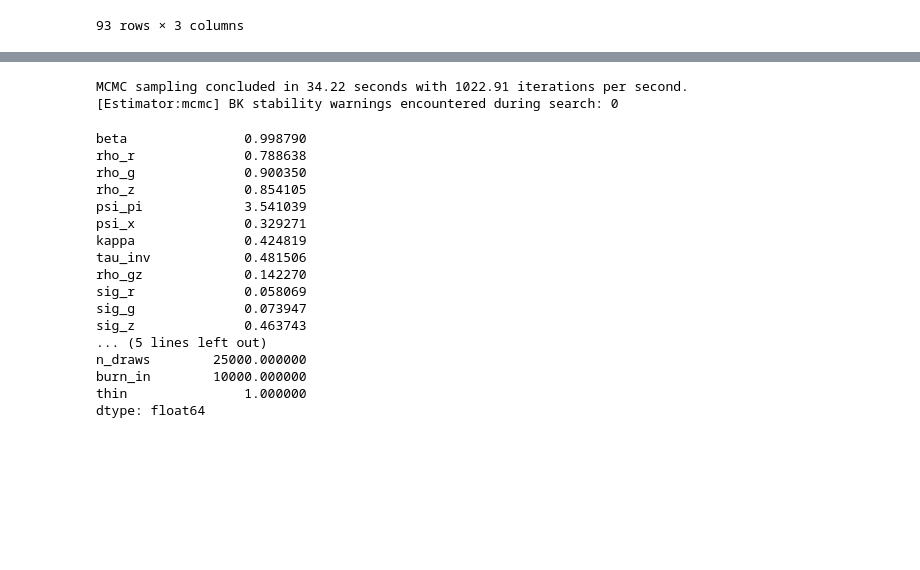
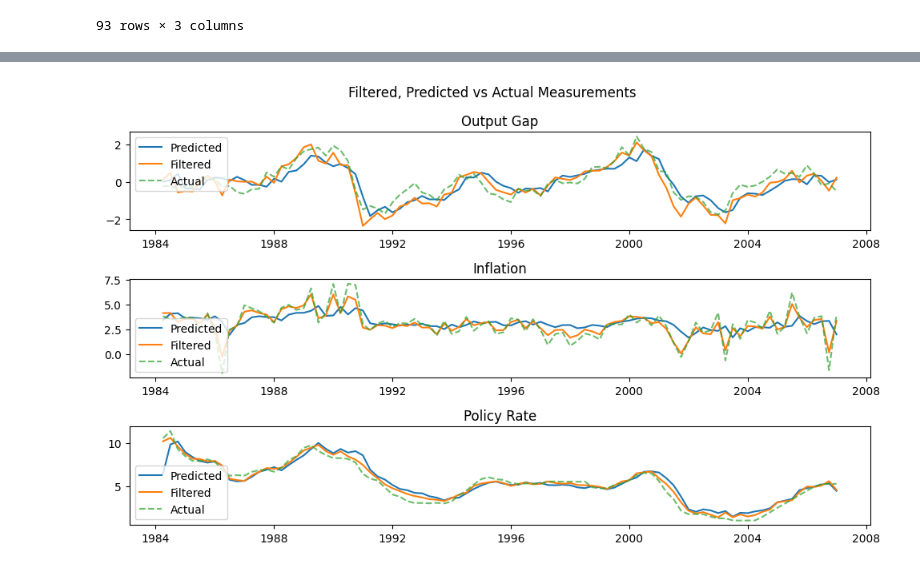
Before and after one commit to GongJr0/SymbolicDSGE, a Jupyter notebook: scripts/param_estimation.ipynb, the cells around one changed output, grey strips where cells are left out. Saved outputs shown, nothing was run; the diff lists cells and outputs as text; code cells hidden in the pictures; blank space fills up the shorter version.

```diff
--- a/scripts/param_estimation.ipynb
+++ b/scripts/param_estimation.ipynb
@@ -264,41 +307,36 @@ sol.transition_plot(shocks=["g"], T=25, scale=1, observables=True)
 # %%
-res1, sol1 = estim(True)
+kf = sol.kalman(
+    observed.loc[observed.index >= "1984-01-01", :],
+    "linear",
+    return_shocks=True,
+)
-# %% [output]
-MCMC sampling concluded in 34.22 seconds with 1022.91 iterations per second.
-[Estimator:mcmc] BK stability warnings encountered during search: 0
 # %%
-param_names1 = res1.param_names
+obs = observed.loc[observed.index >= "1984-01-01", :]
+idx = obs.index
 
-post_mean1 = np.mean(res1.samples, axis=0)
+fig, ax = plt.subplots(3, 1, figsize=_FIGSIZE_1D)
 
-loglik1 = np.mean(res1.logpost_trace)
-accept_rate1 = res1.accept_rate
-pd.Series(
-    {
-        **dict(zip(param_names1, post_mean1)),
-        "loglik": loglik1,
-        "accept_rate": accept_rate1,
-        "n_draws": res1.n_draws,
-        "burn_in": res1.burn_in,
-        "thin": res1.thin,
-    }
-)
+plt.suptitle("Filtered, Predicted vs Actual Measurements")
+
+ax[0].plot(idx, kf.y_pred[:, 0], label="Predicted")
+ax[0].plot(idx, kf.y_filt[:, 0], label="Filtered")
+ax[0].plot(idx, obs.iloc[:, 0], label="Actual", linestyle="--", alpha=0.7)
+ax[0].set_title("Output Gap")
+ax[0].legend()
+
+ax[1].plot(idx, kf.y_pred[:, 1], label="Predicted")
+ax[1].plot(idx, kf.y_filt[:, 1], label="Filtered")
+ax[1].plot(idx, obs.iloc[:, 1], label="Actual", linestyle="--", alpha=0.7)
+ax[1].set_title("Inflation")
+ax[1].legend()
+
+ax[2].plot(idx, kf.y_pred[:, 2], label="Predicted")
+ax[2].plot(idx, kf.y_filt[:, 2], label="Filtered")
+ax[2].plot(idx, obs.iloc[:, 2], label="Actual", linestyle="--", alpha=0.7)
+ax[2].set_title("Policy Rate")
+ax[2].legend()
+
+plt.tight_layout()
 # %% [output]
-beta               0.998790
-rho_r              0.788638
-rho_g              0.900350
-rho_z              0.854105
-psi_pi             3.541039
-psi_x              0.329271
-kappa              0.424819
-tau_inv            0.481506
-rho_gz             0.142270
-sig_r              0.058069
-sig_g              0.073947
-sig_z              0.463743
-... (5 lines left out)
-n_draws        25000.000000
-burn_in        10000.000000
-thin               1.000000
-dtype: float64
+[figure, added]
 # %%
```
Also changed, not shown: parts of 23 cells of this notebook, 4 other files.
